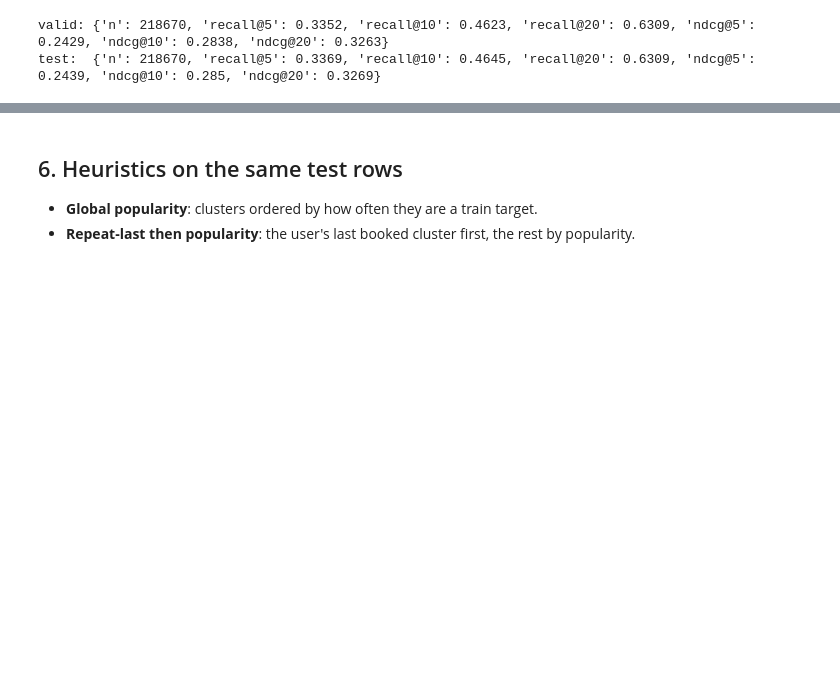
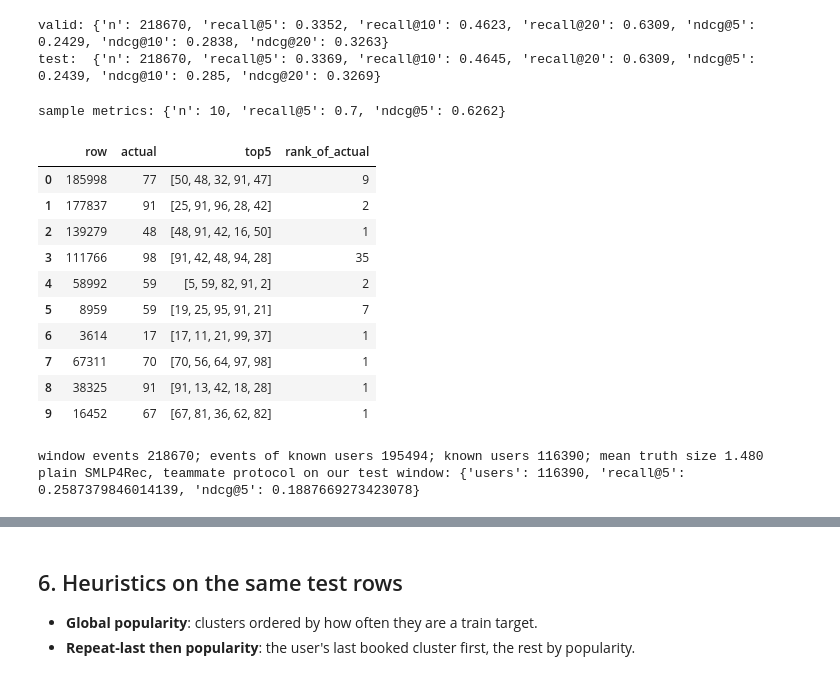
Before and after one commit to Quocker20/next-best-product-recommendation, a Jupyter notebook: notebooks/hospitality/smlp4rec/01_train_test_smlp4rec.ipynb, the cells around one changed output, grey strips where cells are left out. Saved outputs shown, nothing was run; the diff lists cells and outputs as text; code cells hidden in the pictures; blank space fills up the shorter version.

Commit message:
feat: add user-level set metrics (nbp.eval.user_level) with tests; update nb01, nb04 and week-3 v2 deck
Co-Authored-By: Claude Sonnet 5.5 <noreply@anthropic.com>

```diff
--- a/notebooks/hospitality/smlp4rec/01_train_test_smlp4rec.ipynb
+++ b/notebooks/hospitality/smlp4rec/01_train_test_smlp4rec.ipynb
@@ -232,3 +232,56 @@ print("test: ", test_best)
 # %% [output]
 valid: {'n': 218670, 'recall@5': 0.3352, 'recall@10': 0.4623, 'recall@20': 0.6309, 'ndcg@5': 0.2429, 'ndcg@10': 0.2838, 'ndcg@20': 0.3263}
 test:  {'n': 218670, 'recall@5': 0.3369, 'recall@10': 0.4645, 'recall@20': 0.6309, 'ndcg@5': 0.2439, 'ndcg@10': 0.285, 'ndcg@20': 0.3269}
+# %%
+# 10 random test rows: actual cluster, model's top 5, and the rank of the actual cluster
+import pandas as pd  # after torch (see the first cell)
+
+rows = np.random.default_rng(0).choice(len(test_rank), 10, replace=False)
+sub = {k: v[rows] for k, v in eval_inputs["test"].items()}
+top = np.argsort(-full_scores(model, sub), axis=1)[:, :5]  # model ids, best first
+tok = lambda ids: dataset.id2token(dataset.iid_field, ids)  # model id -> raw hotel_cluster
+print("sample metrics:", summarize(test_rank[rows], ks=(5,)))  # same summarize / test_rank as the full test run
+pd.DataFrame({
+    "row": rows,
+    "actual": tok(sub["y"]),
+    "top5": [list(tok(t)) for t in top],
+    "rank_of_actual": test_rank[rows],
+})
+# %% [output]
+sample metrics: {'n': 10, 'recall@5': 0.7, 'ndcg@5': 0.6262}
+|  | row | actual | top5 | rank_of_actual |
+| 0 | 185998 | 77 | [50, 48, 32, 91, 47] | 9 |
+| 1 | 177837 | 91 | [25, 91, 96, 28, 42] | 2 |
+| 2 | 139279 | 48 | [48, 91, 42, 16, 50] | 1 |
+| 3 | 111766 | 98 | [91, 42, 48, 94, 28] | 35 |
+| 4 | 58992 | 59 | [5, 59, 82, 91, 2] | 2 |
+| 5 | 8959 | 59 | [19, 25, 95, 91, 21] | 7 |
+| 6 | 3614 | 17 | [17, 11, 21, 99, 37] | 1 |
+| 7 | 67311 | 70 | [70, 56, 64, 97, 98] | 1 |
+| 8 | 38325 | 91 | [91, 13, 42, 18, 28] | 1 |
+| 9 | 16452 | 67 | [67, 81, 36, 62, 82] | 1 |
+# %%
+# Teammate's Metrics.ipynb protocol, only the dates changed to OUR split (nbp.eval.user_level).
+# Window = our test window [last valid target, end of data). Users = those who already booked BEFORE the window
+# (the teammate scores only users the model knows). Prediction = one ranking per user from the history before the
+# window (= the model input at the user's earliest in-window event). Truth = the SET of distinct clusters the user
+# books in the window. recall = |top5 & truth| / |truth|; ndcg / ideal DCG of min(5, |truth|); mean over users.
+import pandas as pd  # after torch (see the first cell)
+from nbp.eval.user_level import user_anchor_and_truth, user_set_metrics
+
+d_te = test_data.dataset.inter_feat
+t_window = float(valid_data.dataset.inter_feat[TIME].max())  # our test window starts at the last valid target
+raw_inter = pd.read_csv(WORK / "expedia" / "expedia.inter", sep="\t", usecols=["user_id:token", "timestamp:float"])
+first_ts = raw_inter.groupby("user_id:token")["timestamp:float"].min()
+uid_tok = dataset.field2token_id[dataset.uid_field]
+unknown = np.array([uid_tok[str(u)] for u in first_ts.index[first_ts.values >= t_window]])  # first booking in the window
+users_te = d_te[config["USER_ID_FIELD"]].numpy()
+rows_k = np.flatnonzero(~np.isin(users_te, unknown))  # events of users who booked before the window
+u_ids, anchor, truths = user_anchor_and_truth(users_te[rows_k], d_te[TIME].numpy()[rows_k], eval_inputs["test"]["y"][rows_k])
+sub_u = {k: v[rows_k[anchor]] for k, v in eval_inputs["test"].items()}
+top_u = np.argsort(-full_scores(model, sub_u), axis=1, kind="stable")[:, :5]  # model ids, best first
+print(f"window events {len(users_te)}; events of known users {len(rows_k)}; known users {len(u_ids)}; mean truth size {np.mean([len(t) for t in truths]):.3f}")
+print("plain SMLP4Rec, teammate protocol on our test window:", user_set_metrics(top_u, truths, k=5))
+# %% [output]
+window events 218670; events of known users 195494; known users 116390; mean truth size 1.480
+plain SMLP4Rec, teammate protocol on our test window: {'users': 116390, 'recall@5': 0.2587379846014139, 'ndcg@5': 0.1887669273423078}
```
Also changed, not shown: parts of 1 cell of this notebook, 6 other files.
